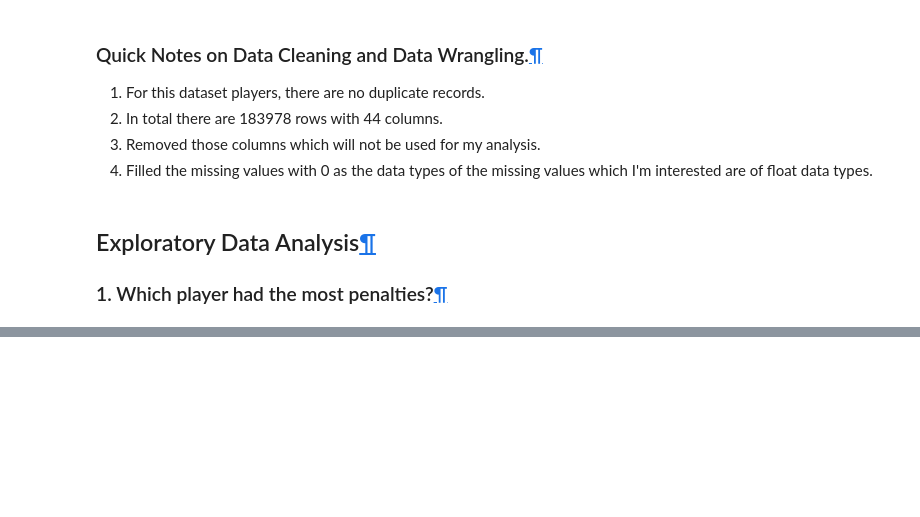
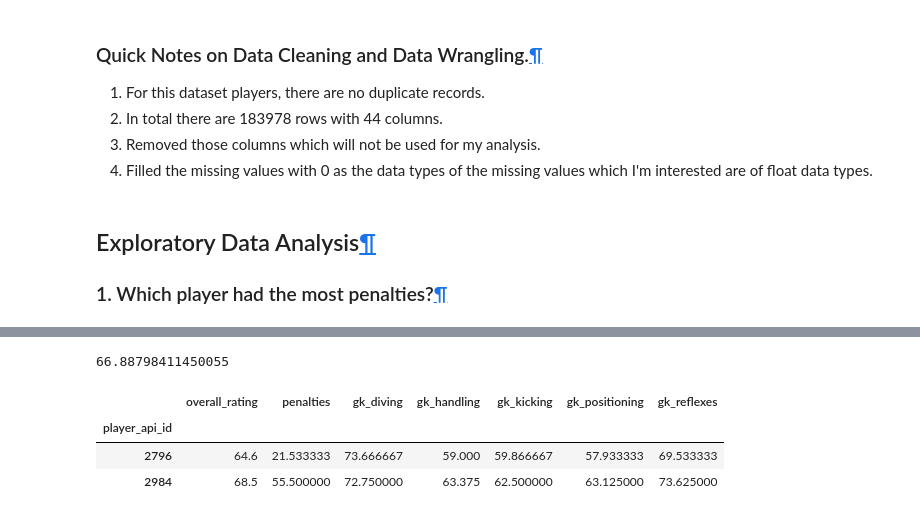
Before and after one commit to budhajitRoy/DAND_Project_1_Euro_Soccer_Data_Analysis, a Jupyter notebook: Euro_Soccer_Database_Analysis.ipynb, the cells around one changed output, grey strips where cells are left out. Cells and saved outputs as stored; diff of their text form; code cells hidden in the pictures; blank space fills up the shorter version.

```diff
--- a/Euro_Soccer_Database_Analysis.ipynb
+++ b/Euro_Soccer_Database_Analysis.ipynb
@@ -133,0 +140,12 @@ See the caveats in the documentation: http://pandas.pydata.org/pandas-docs/stabl
+# %%
+# create a function to check if goalkeeper for each player
+
+def goalkeeper(x):
+    if x > 50.0:
+        return "Yes"
+    else:
+        return "No"
+# %%
+# add a column that list whether the player is a goalkeeper or not
+
+df_players['goalkeeper'] = goalkeeper_attributes_avg.apply(lambda x: goalkeeper(x))
@@ -133,0 +167,8 @@ See the caveats in the documentation: http://pandas.pydata.org/pandas-docs/stabl
+# %%
+# create field players and goalkeeper separate dataframes
+
+# only goalkeeper dataset
+df_players_goalkeeper = df_players.query('goalkeeper == "Yes"')
+
+# only field players_dataset
+df_players_field = df_players.query('goalkeeper == "No"')
@@ -133,0 +259,6 @@ See the caveats in the documentation: http://pandas.pydata.org/pandas-docs/stabl
+# %%
+# find the combined average rating from the grouped dataset
+average_overall_rating_GK = df_average_rating_GK.mean()
+average_overall_rating_GK
+# %% [output]
+66.88798411450055
@@ -133,0 +268,8 @@ See the caveats in the documentation: http://pandas.pydata.org/pandas-docs/stabl
+# %%
+# checking the dataset
+df_average_ratings_gk.head(2)
+# %% [output]
+|  | overall_rating | penalties | gk_diving | gk_handling | gk_kicking | gk_positioning | gk_reflexes |
+| player_api_id |  |  |  |  |  |  |  |
+| 2796 | 64.6 | 21.533333 | 73.666667 | 59.000 | 59.866667 | 57.933333 | 69.533333 |
+| 2984 | 68.5 | 55.500000 | 72.750000 | 63.375 | 62.500000 | 63.125000 | 73.625000 |
```
Also changed, not shown: parts of 25 cells of this notebook.
